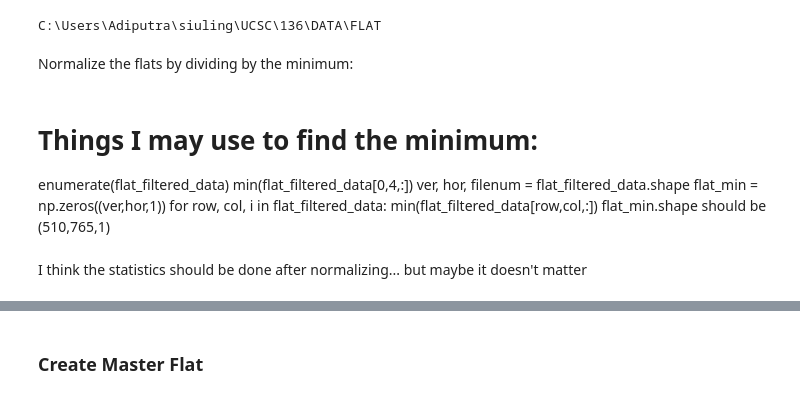
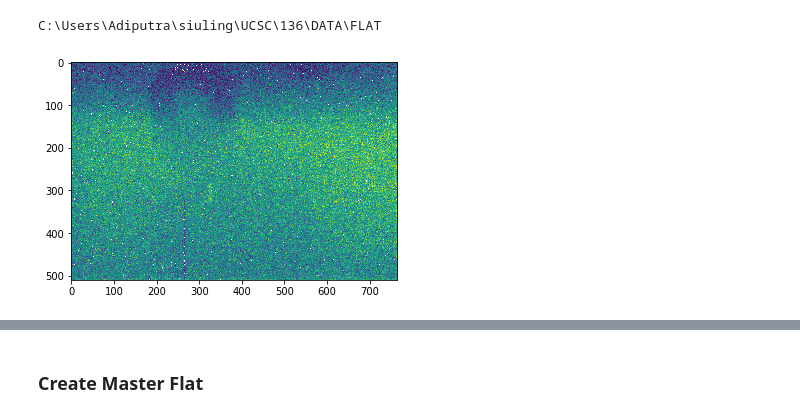
Before and after one commit to spausanc/ASTR-136-Twilight-Sky, a Jupyter notebook: sky_brightness_plot.ipynb, the cells around one changed output, grey strips where cells are left out. Saved outputs shown, nothing was run; the diff lists cells and outputs as text; code cells hidden in the pictures.

```diff
--- a/sky_brightness_plot.ipynb
+++ b/sky_brightness_plot.ipynb
@@ -135,7 +155,13 @@ flatdata = np.zeros((vertical,horizontal,len(files_flat)))
 # %%
 for i in range(len(files_flat)):
     hdu = fits.open(files_flat[i])
     if hdu[0].header['EXPTIME'] > 0:
         if hdu[0].header['APTDIA'] > 0:
             correct_flat = (((hdu[0].data - master_bias)/hdu[0].header['EXPTIME']) - master_dark)
-            flatdata[:,:, i] = correct_flat
+            clip_flat = sigma_clip(correct_flat)
+            min_flat = np.amin(clip_flat)
+            final_flat = clip_flat/min_flat
+            plt.imshow(final_flat) #I thought this would print all flats, but it prints only one that actually looks pretty good
+            flatdata[:,:, i] = final_flat
+# %% [output]
+[figure, added]
@@ -144,11 +167,0 @@ flatdata_clipped = sigma_clip(flatdata)
-# %% [markdown]
-Normalize the flats by dividing by the minimum:
-# %% [markdown]
-# Things I may use to find the minimum:
-enumerate(flat_filtered_data)
-min(flat_filtered_data[0,4,:])
-ver, hor, filenum = flat_filtered_data.shape
-flat_min = np.zeros((ver,hor,1))
-for row, col, i in flat_filtered_data:
-    min(flat_filtered_data[row,col,:])
-flat_min.shape should be (510,765,1)
@@ -157,2 +167,0 @@ flat_norm = flatdata #/ flat_min #normalization
-# %% [markdown]
-I think the statistics should be done after normalizing... but maybe it doesn't matter
```
Also changed, not shown: parts of 15 cells of this notebook.
